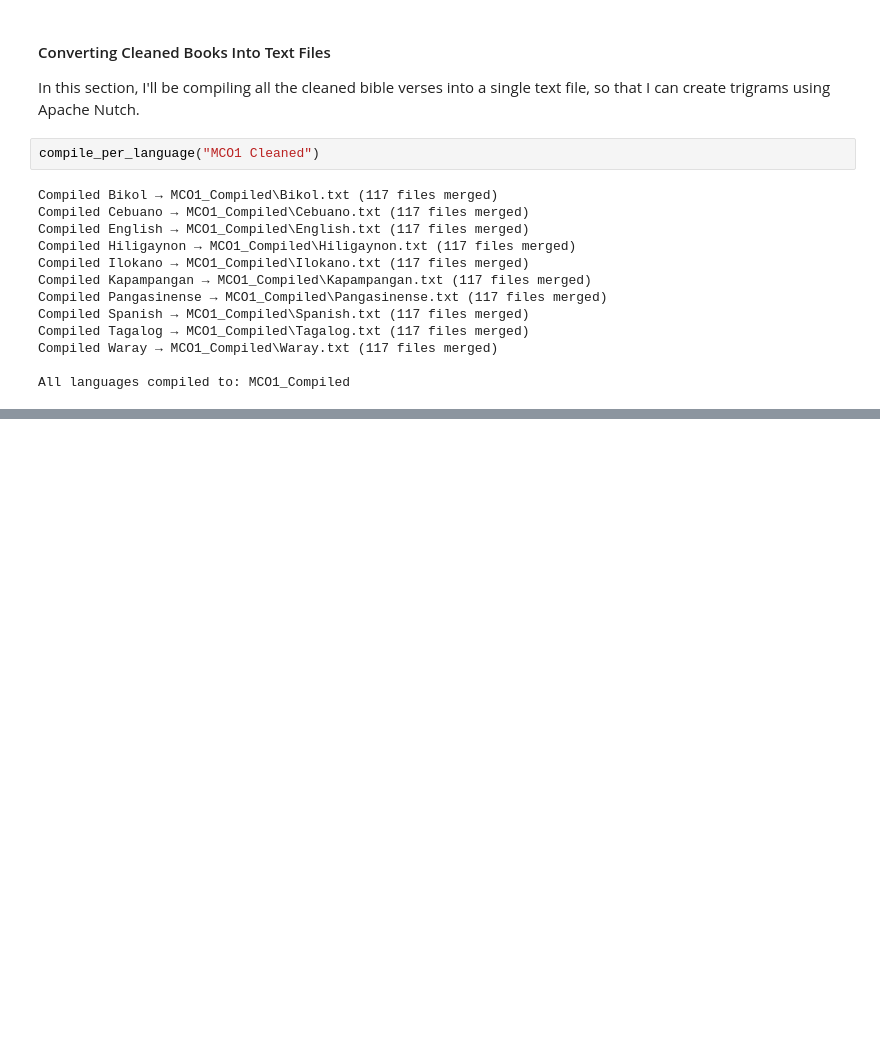
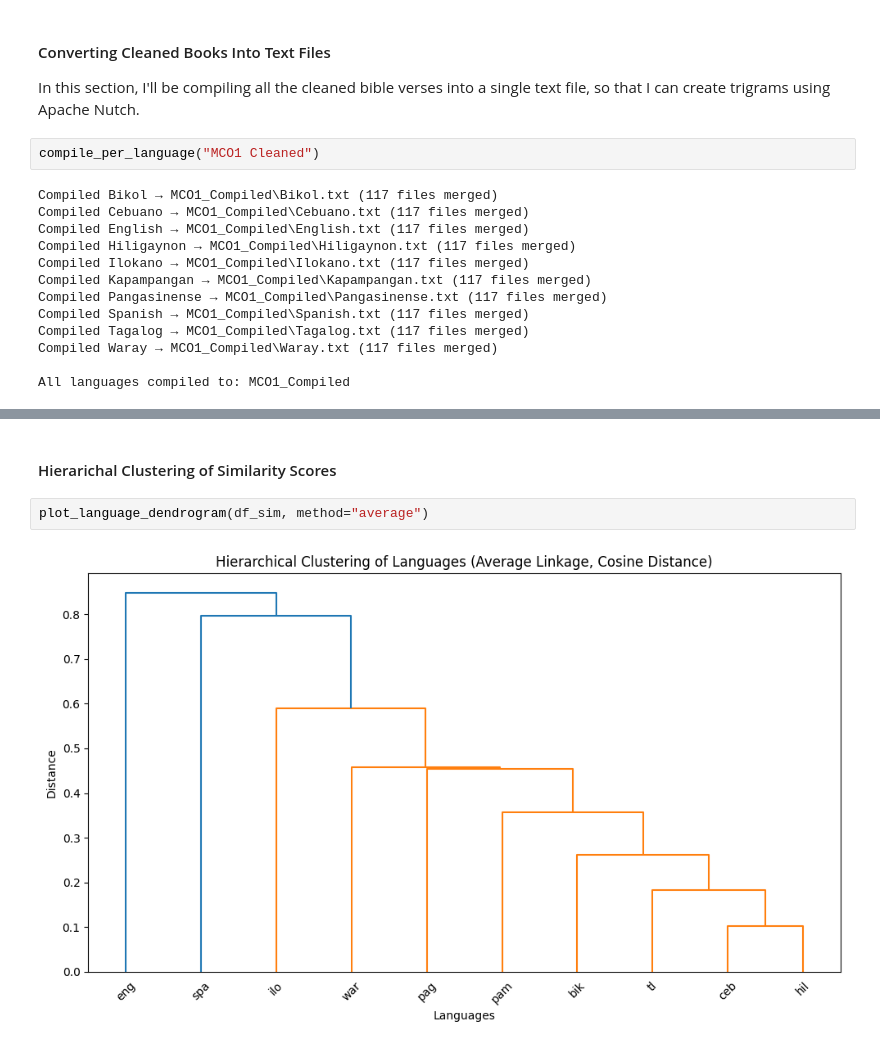
Before and after one commit to AsanroJay/NLP1000-Project-2-Similarity-Matrix-and-Language-Clustering, a Jupyter notebook: main.ipynb, the cells around one changed output, grey strips where cells are left out. Saved outputs shown, nothing was run; the diff lists cells and outputs as text; blank space fills up the shorter version.

Commit message:
feat: cluster dataframe using hierarichal techniq

```diff
--- a/main.ipynb
+++ b/main.ipynb
@@ -42,0 +56,6 @@ FileNotFoundError: [WinError 3] The system cannot find the path specified: 'MCO1
+# %% [markdown]
+#### Hierarichal Clustering of Similarity Scores
+# %%
+plot_language_dendrogram(df_sim, method="average")
+# %% [output]
+[figure, added]
```
Also changed, not shown: parts of 5 cells of this notebook, 1 other file.
